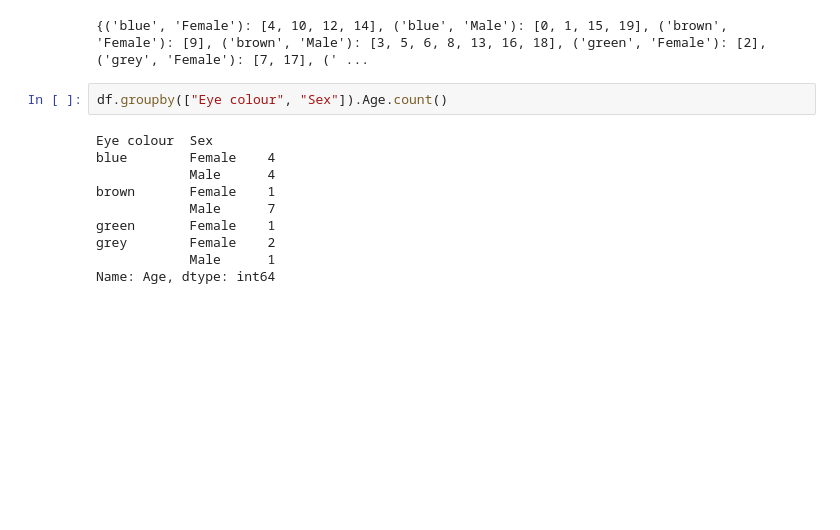
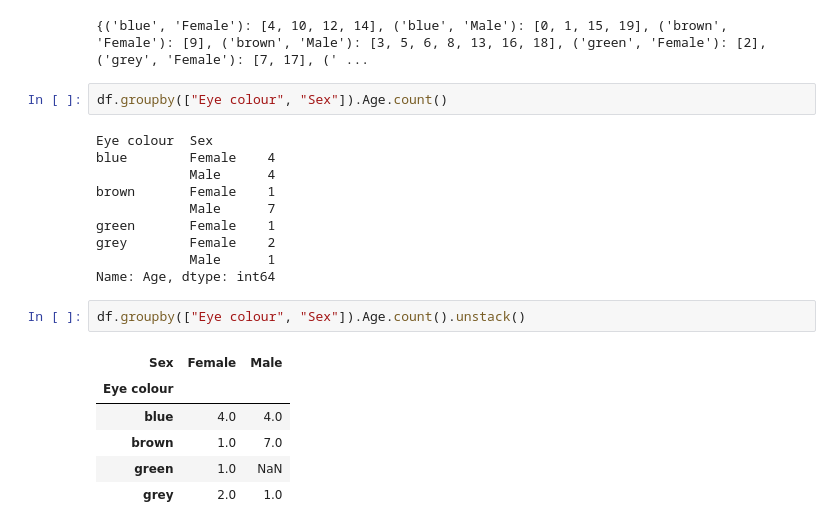
Before and after one commit to lkeegan/jupyter-data-exploration-live, a Jupyter notebook: part2.ipynb, the cells around one changed output. Saved outputs shown, nothing was run; the diff lists cells and outputs as text; blank space fills up the shorter version.

```diff
--- a/part2.ipynb
+++ b/part2.ipynb
@@ -410,3 +410,12 @@ green       Female    1
 grey        Female    2
             Male      1
 Name: Age, dtype: int64
+# %%
+df.groupby(["Eye colour", "Sex"]).Age.count().unstack()
+# %% [output]
+| Sex | Female | Male |
+| Eye colour |  |  |
+| blue | 4.0 | 4.0 |
+| brown | 1.0 | 7.0 |
+| green | 1.0 | NaN |
+| grey | 2.0 | 1.0 |
```
Also changed, not shown: parts of 1 cell of this notebook.
